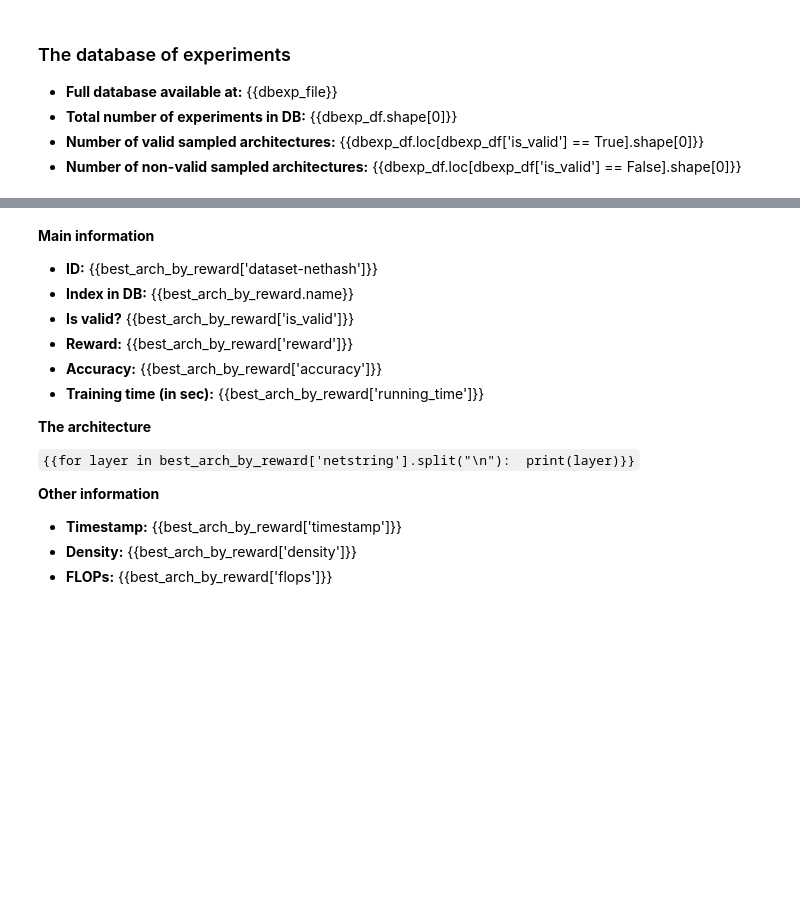
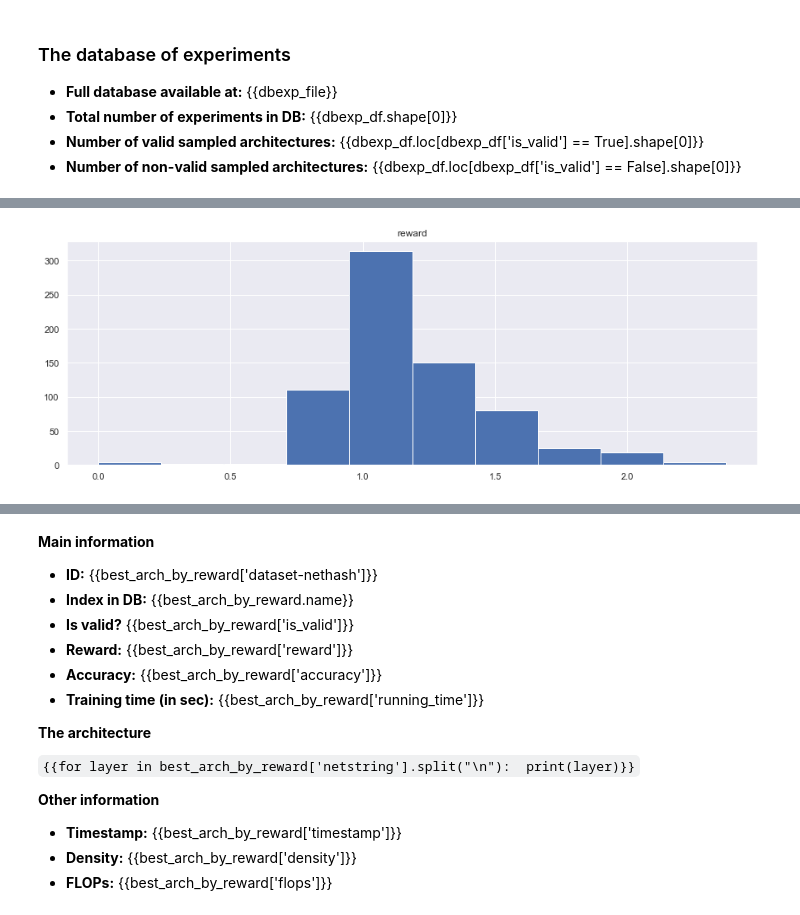
Before and after one commit to gomerudo/nas-dmrl, a Jupyter notebook: notebooks/Exploring NAS + DMRL V2.ipynb, the cells around one changed output, grey strips where cells are left out. Cells and saved outputs as stored; diff of their text form; code cells hidden in the pictures; blank space fills up the shorter version.

```diff
--- a/notebooks/Exploring NAS + DMRL V2.ipynb
+++ b/notebooks/Exploring NAS + DMRL V2.ipynb
@@ -171,0 +178,4 @@ for error, message in exceptions_all:
+# %%
+_ = dbexp_df.hist(column='reward', figsize=(15, 5))
+# %% [output]
+[figure, added]
```
Also changed, not shown: parts of 9 cells of this notebook, 1 other file.
